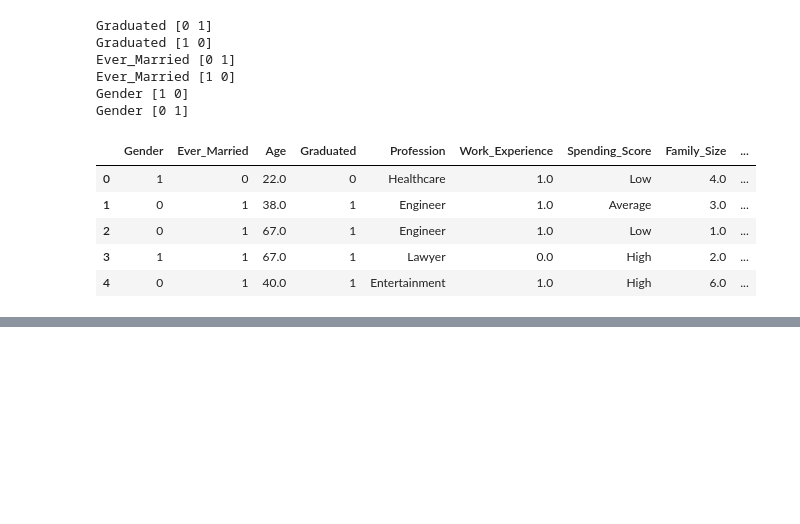
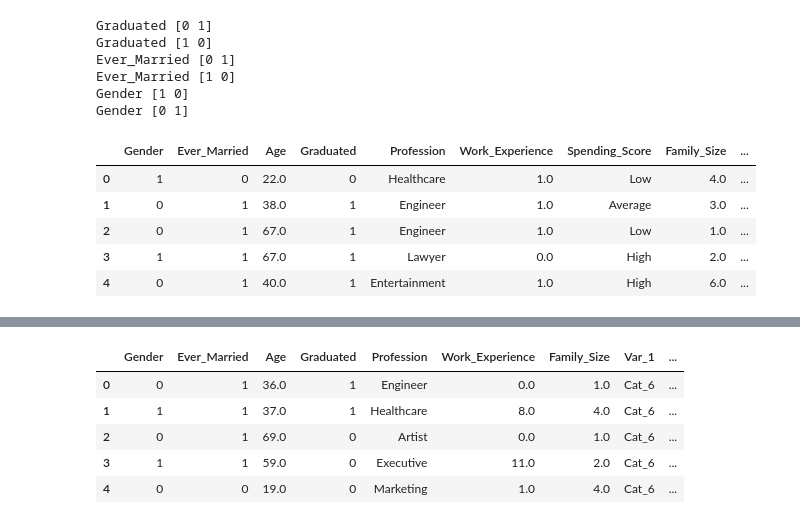
Before and after one commit to lakpalama7/data_science, a Jupyter notebook: customer segmentation classification/customer segmentation classification.ipynb, the cells around one changed output, grey strips where cells are left out. Saved outputs shown, nothing was run; the diff lists cells and outputs as text; code cells hidden in the pictures; blank space fills up the shorter version.

```diff
--- a/customer segmentation classification/customer segmentation classification.ipynb
+++ b/customer segmentation classification/customer segmentation classification.ipynb
@@ -472,0 +497,9 @@ train_data.head()
+# %%
+test_data.head()
+# %% [output]
+|  | Gender | Ever_Married | Age | Graduated | Profession | Work_Experience | Family_Size | Var_1 | ... |
+| 0 | 0 | 1 | 36.0 | 1 | Engineer | 0.0 | 1.0 | Cat_6 | ... |
+| 1 | 1 | 1 | 37.0 | 1 | Healthcare | 8.0 | 4.0 | Cat_6 | ... |
+| 2 | 0 | 1 | 69.0 | 0 | Artist | 0.0 | 1.0 | Cat_6 | ... |
+| 3 | 1 | 1 | 59.0 | 0 | Executive | 11.0 | 2.0 | Cat_6 | ... |
+| 4 | 0 | 0 | 19.0 | 0 | Marketing | 1.0 | 4.0 | Cat_6 | ... |
```
Also changed, not shown: parts of 34 cells of this notebook, 1 other file.
